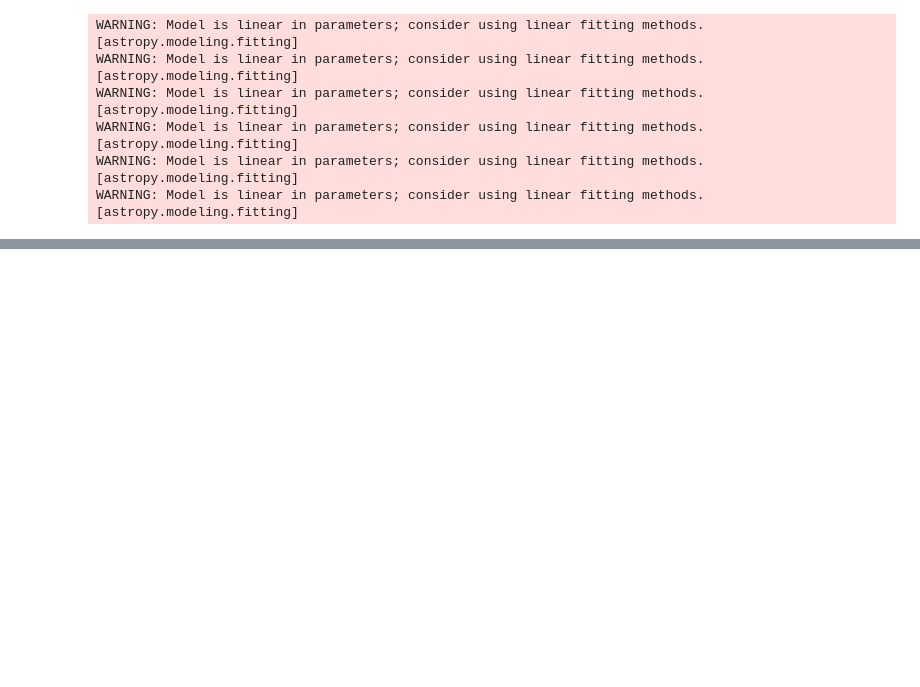
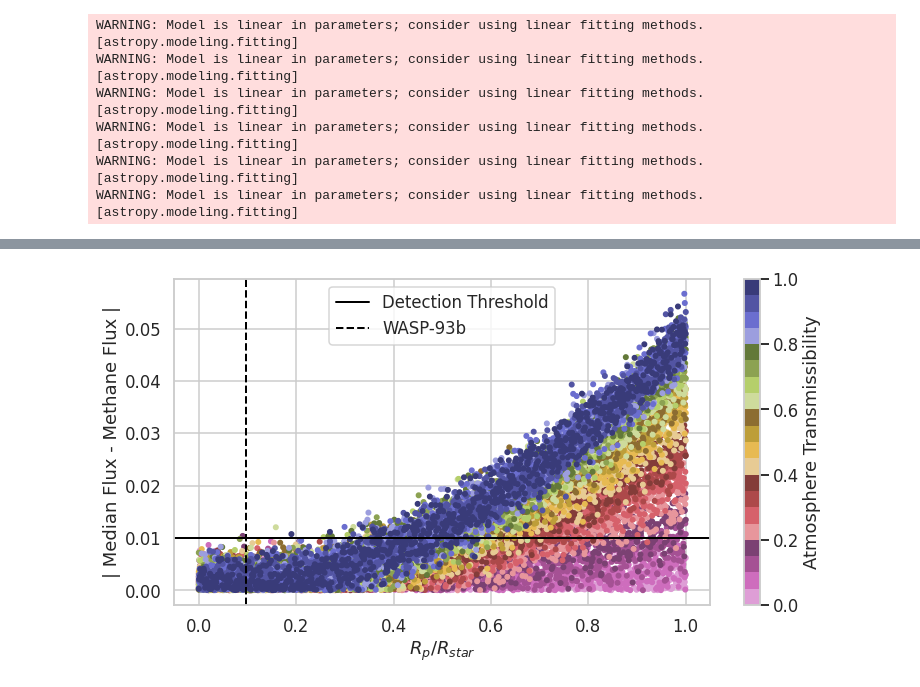
Before and after one commit to noahfranz13/ExoSpec, a Jupyter notebook: radiusConstraints.ipynb, the cells around one changed output, grey strips where cells are left out. Cells and saved outputs as stored; diff of their text form; code cells hidden in the pictures; blank space fills up the shorter version.

```diff
--- a/radiusConstraints.ipynb
+++ b/radiusConstraints.ipynb
@@ -98,0 +144,22 @@ Text(0, 0.5, 'Median(Flux) - Methane Flux')
+# %%
+radiusFrac_ndim = np.array([radiusFrac for i in range(m)])
+colorRelative = np.array([np.array([val]*n) for val in fracAtms])
+
+# cite: https://ui.adsabs.harvard.edu/abs/2016MNRAS.463.3276H/abstract
+Rj = 0.10045 # Rsun
+R93 = 1.524 # Rsun
+R93b = 1.461 # Rj
+
+ratio = R93b*Rj / R93
+
+plt.figure(figsize=(12,6))
+
+plt.scatter(radiusFrac_ndim, np.array(percents), c=colorRelative, cmap='tab20b_r', marker='.') #cividis_r
+plt.xlabel('$R_p / R_{star}$')
+plt.ylabel('| Median Flux - Methane Flux |')
+plt.axhline(0.01, color='k', linestyle='-', linewidth=2, label='Detection Threshold')
+plt.axvline(ratio, color='k', linestyle='--', linewidth=2, label='WASP-93b')
+plt.colorbar(label='Atmosphere Transmissibility')
+plt.legend();
+# %% [output]
+[figure, added]
```
Also changed, not shown: parts of 5 cells of this notebook.
